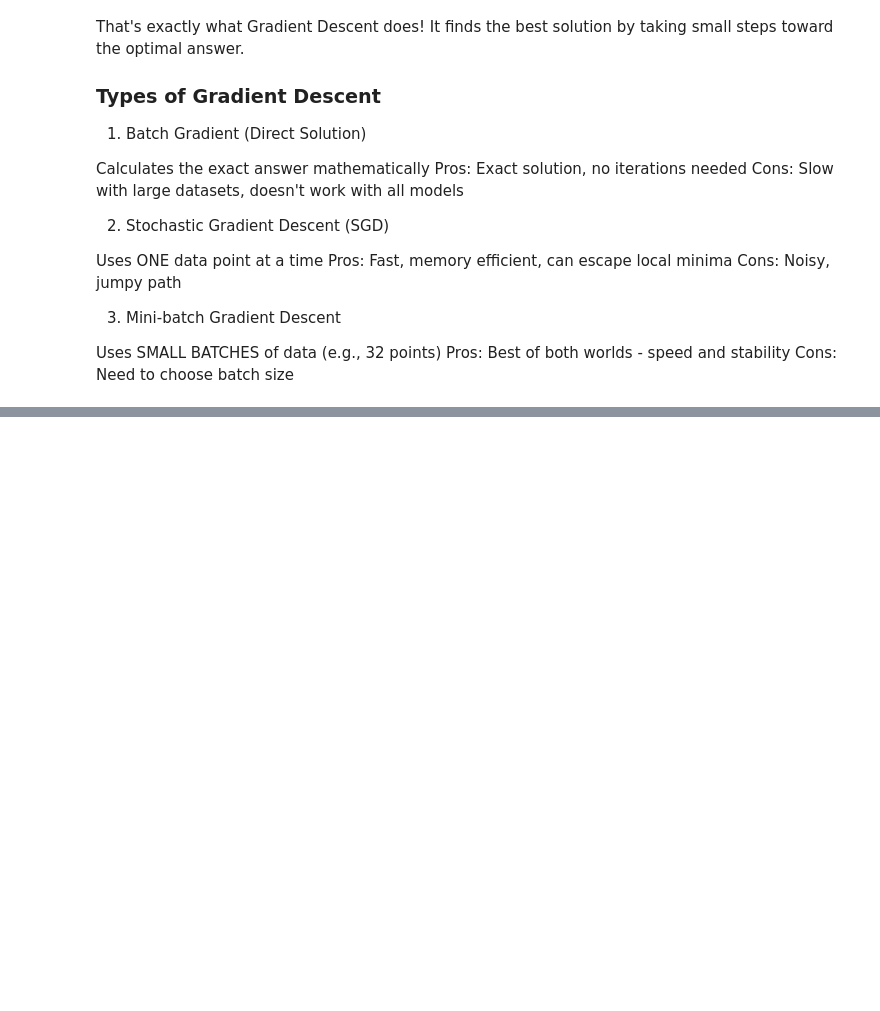
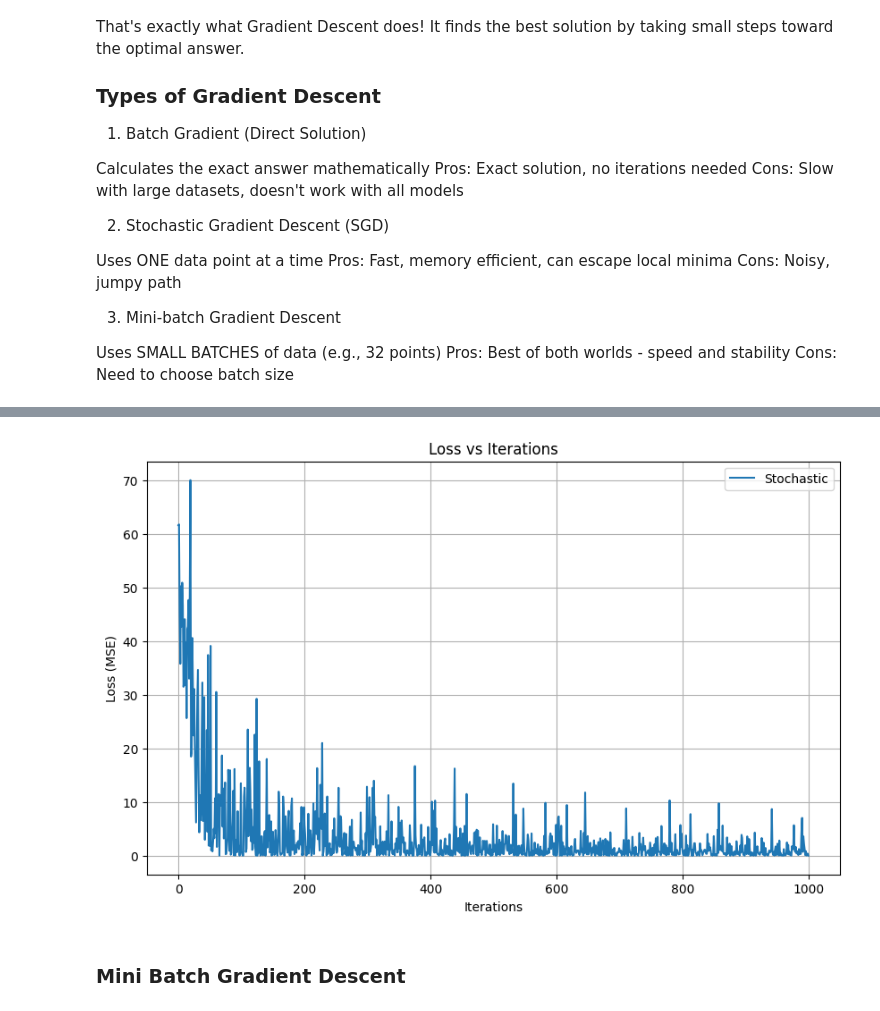
Before and after one commit to aarshitaacharya/ml-playground, a Jupyter notebook: linear_regression/2.gradient_descent.ipynb, the cells around one changed output, grey strips where cells are left out. Saved outputs shown, nothing was run; the diff lists cells and outputs as text; code cells hidden in the pictures; blank space fills up the shorter version.

```diff
--- a/linear_regression/2.gradient_descent.ipynb
+++ b/linear_regression/2.gradient_descent.ipynb
@@ -155,8 +28,0 @@ AveRooms: Mean=5.44, Std=2.39
-# %%
-scaler = StandardScaler()
-X_train_scaled = scaler.fit_transform(X_train)
-X_test_scaled = scaler.transform(X_test)
-
-print("\nAfter scaling - Feature statistics (should be mean~0, std~1):")
-for i, feature in enumerate(selected_features):
-    print(f"{feature}: Mean={X_train_scaled[:,i].mean():.2f}, Std={X_train_scaled[:,i].std():.2f}")
@@ -191,0 +87,29 @@ Our goal is now to minimize the loss function
+# %%
+def stochastic_gd(X, y, lr = 0.01, epochs = 50):
+    m = len(y)
+    theta = np.random.randn(2, 1)
+    history = []
+
+    # the only difference here is that we slice one row only, and compute individual gradient
+    for epoch in range(epochs):
+        indices = np.random.permutation(m)
+        for i in indices:
+            xi = X[i:i+1]
+            yi = y[i:i+1]
+
+            prediction = xi @theta
+            error = prediction - yi
+            gradient = xi.T @ error
+
+            theta -= lr * gradient
+
+            loss = np.mean((prediction - yi) ** 2)
+            history.append((epoch * m + i, loss))
+    return theta, history
+# %%
+theta_s, hist_s = stochastic_gd(X_b, y)
+plot_loss([hist_s[:1000]], ["Stochastic"])
+# %% [output]
+[figure, added]
+# %% [markdown]
+### Mini Batch Gradient Descent
```
Also changed, not shown: parts of 25 cells of this notebook.
